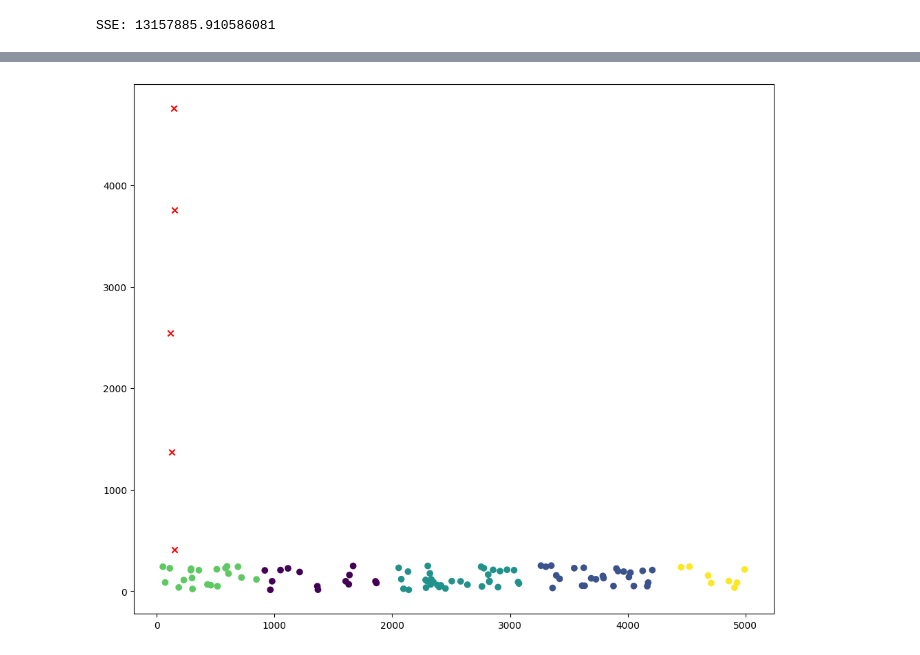
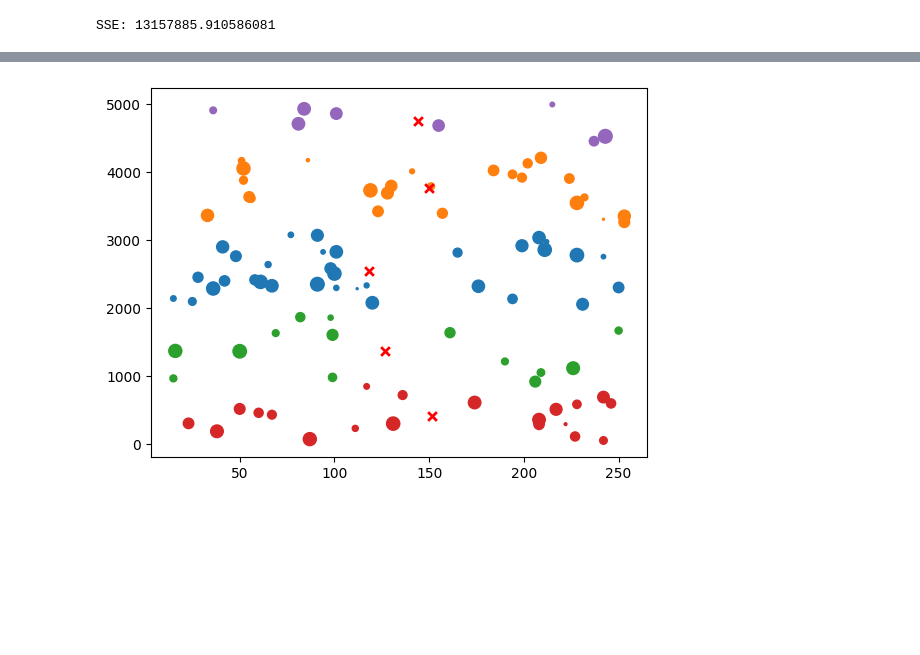
Before and after one commit to YuriHenriqueRezende/Big_Data, a Jupyter notebook: somativa.ipynb, the cells around one changed output, grey strips where cells are left out. Drawn from its saved outputs; the diff is of its cells as text; code cells hidden in the pictures; blank space fills up the shorter version.

```diff
--- a/somativa.ipynb
+++ b/somativa.ipynb
@@ -89,0 +82,23 @@ plt.show()
+# %%
+#passo 4 aplicar KMEANS
+kmeans = KMeans(n_clusters=4)
+kmeans.fit(df)
+sse = kmeans.inertia_ #métrica para avaliar o desempenho do cluster
+print(f"SSE: {sse}")
+labels = kmeans.labels_ #armazenar os rotulos dos dados
+centroids = kmeans.cluster_centers_ #armazena o centro dos clusteres
+df['Cluster'] = kmeans.labels_
+
+
+for cluster in df['Cluster'].unique():
+    cluster_data = df[df['Cluster'] == cluster]
+    plt.scatter(cluster_data['preço ação R$'], cluster_data['valor de mercado R$ -(Bilhões)'], cluster_data['qtde cotas'], label=f'Cluster {cluster}')
+    plt.scatter(centroids[:,0],centroids[:,2], marker='x',color='red')
+
+    # fig, ax = plt.subplots(figsize=(10,6))
+    # ax.scatter(cluster_data['preço ação R$'], cluster_data['qtde cotas'], cluster_data['valor de mercado R$ -(Bilhões)'], label=f'Cluster {cluster}')
+
+
+
+
+plt.show()
@@ -95,9 +113,19 @@ sse = kmeans.inertia_ #métrica para avaliar o desempenho do cluster
 print(f"SSE: {sse}")
 labels = kmeans.labels_ #armazenar os rotulos dos dados
 centroids = kmeans.cluster_centers_ #armazena o centro dos clusteres
+df['Cluster'] = kmeans.labels_
 
-plt.figure(figsize=(12,10))
-plt.scatter(valorMercado,preco, c=labels)#plota o graf de dispersão com os clusters
-plt.scatter(centroids[:,0],centroids[:,2], marker='x',color='red')
+
+for cluster in df['Cluster'].unique():
+    cluster_data = df[df['Cluster'] == cluster]
+    plt.scatter(cluster_data['preço ação R$'], cluster_data['valor de mercado R$ -(Bilhões)'], cluster_data['qtde cotas'], label=f'Cluster {cluster}')
+    plt.scatter(centroids[:,0],centroids[:,2], marker='x',color='red')
+
+    # fig, ax = plt.subplots(figsize=(10,6))
+    # ax.scatter(cluster_data['preço ação R$'], cluster_data['qtde cotas'], cluster_data['valor de mercado R$ -(Bilhões)'], label=f'Cluster {cluster}')
+
+
+
+
 plt.show()
 # %% [output]
@@ -105,4 +133,4 @@ SSE: 8688546.539718613
-[figure, old version]
+[figure, new version]
 # %%
 #passo 4 aplicar KMEANS
 kmeans = KMeans(n_clusters=8)
```
Also changed, not shown: parts of 9 cells of this notebook.
